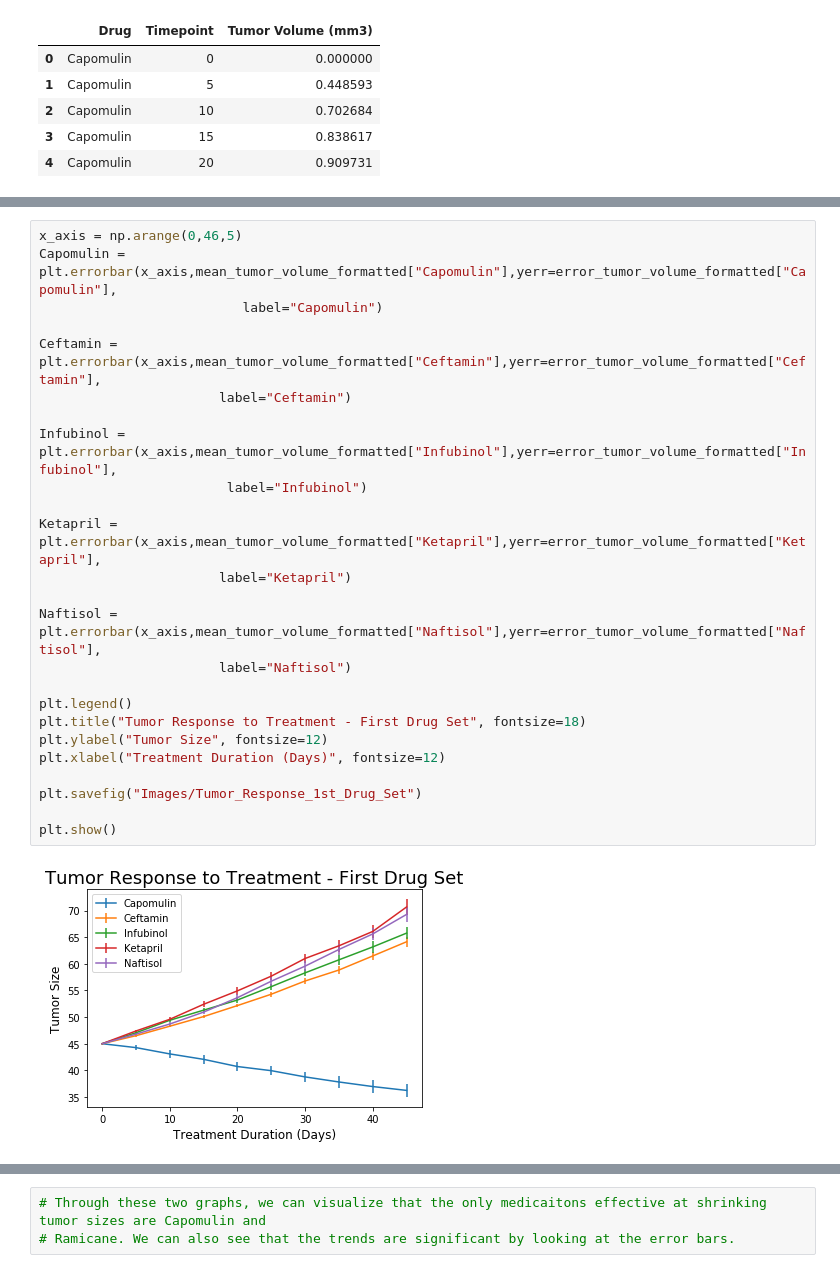
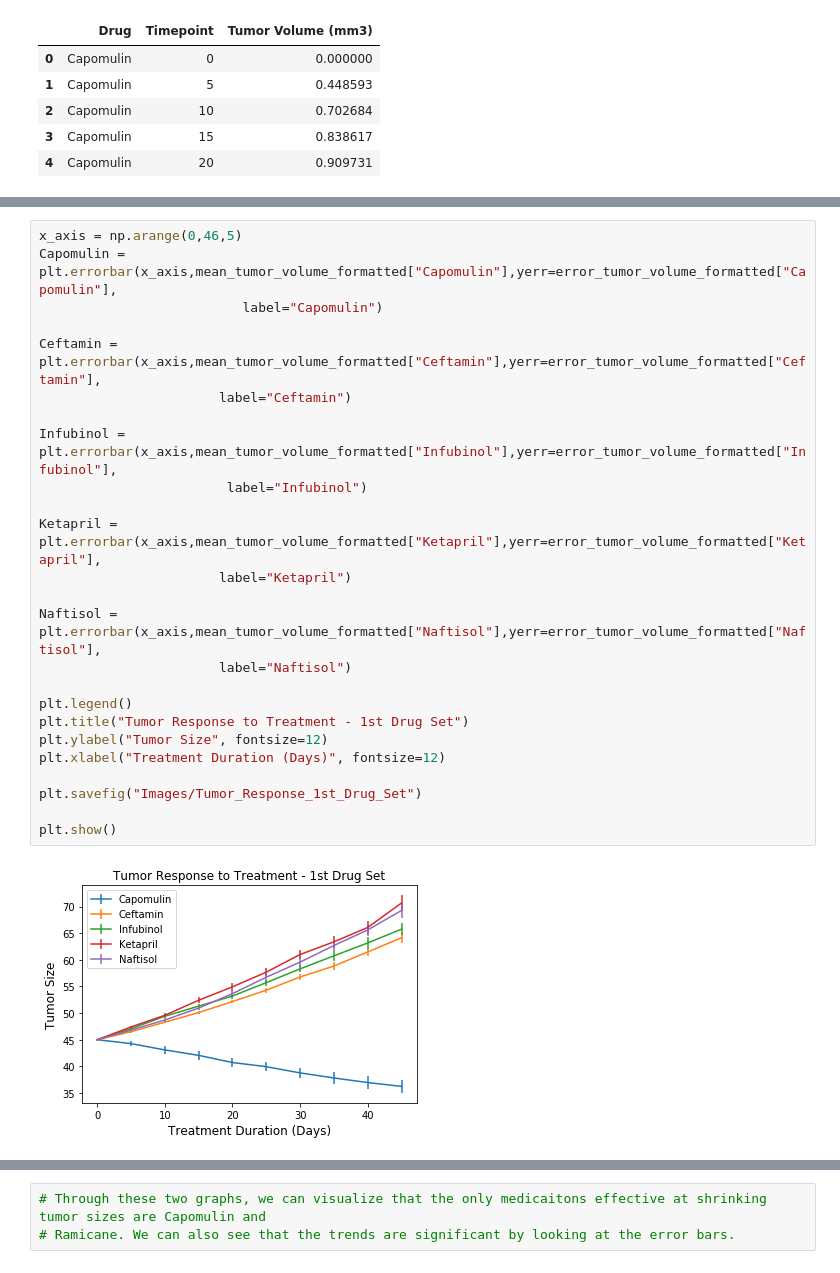
Before and after one commit to dtewhite/Charting-Pharmaceutical-Efficacy, a Jupyter notebook: Pymaceuticals/pymaceuticals_starter.ipynb, the cells around one changed output, grey strips where cells are left out. Cells and saved outputs as stored; diff of their text form.

Commit message:
chart titles updated

```diff
--- a/Pymaceuticals/pymaceuticals_starter.ipynb
+++ b/Pymaceuticals/pymaceuticals_starter.ipynb
@@ -85,30 +85,30 @@ mean_tumor_volume_formatted
 # %%
 x_axis = np.arange(0,46,5)
 Capomulin = plt.errorbar(x_axis,mean_tumor_volume_formatted["Capomulin"],yerr=error_tumor_volume_formatted["Capomulin"],
                           label="Capomulin")
 
 Ceftamin = plt.errorbar(x_axis,mean_tumor_volume_formatted["Ceftamin"],yerr=error_tumor_volume_formatted["Ceftamin"],
                        label="Ceftamin")
 
 Infubinol = plt.errorbar(x_axis,mean_tumor_volume_formatted["Infubinol"],yerr=error_tumor_volume_formatted["Infubinol"],
                         label="Infubinol")
 
 Ketapril = plt.errorbar(x_axis,mean_tumor_volume_formatted["Ketapril"],yerr=error_tumor_volume_formatted["Ketapril"],
                        label="Ketapril")
 
 Naftisol = plt.errorbar(x_axis,mean_tumor_volume_formatted["Naftisol"],yerr=error_tumor_volume_formatted["Naftisol"],
                        label="Naftisol")
 
 plt.legend()
-plt.title("Tumor Response to Treatment - First Drug Set", fontsize=18)
+plt.title("Tumor Response to Treatment - 1st Drug Set")
 plt.ylabel("Tumor Size", fontsize=12)
 plt.xlabel("Treatment Duration (Days)", fontsize=12)
 
 plt.savefig("Images/Tumor_Response_1st_Drug_Set")
 
 plt.show()
 # %% [output]
-[figure, old version]
+[figure, new version]
 # %%
 Placebo = plt.errorbar(x_axis,mean_tumor_volume_formatted["Placebo"],yerr=error_tumor_volume_formatted["Placebo"],
                       label="Placebo")
```
Also changed, not shown: parts of 7 cells of this notebook, 8 other files.
